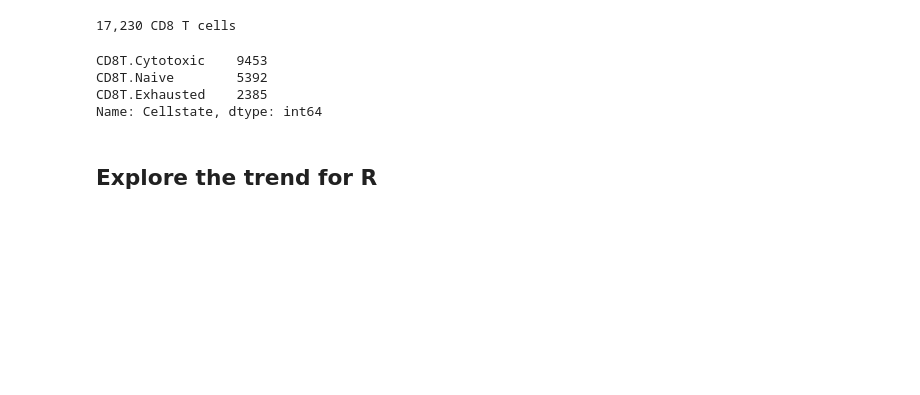
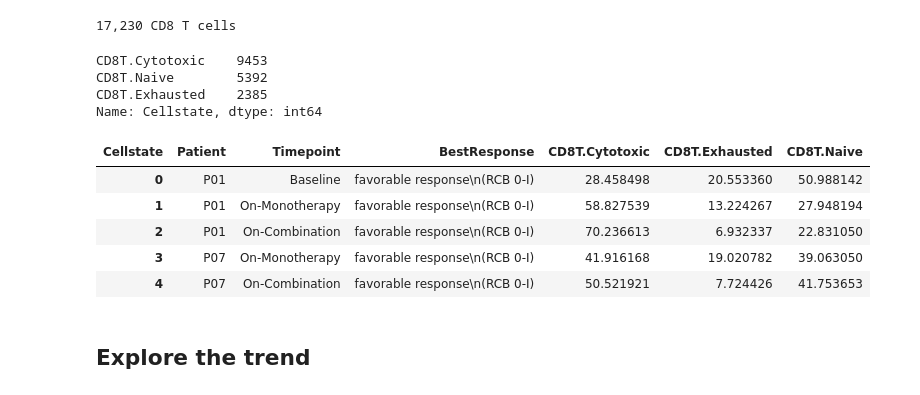
Before and after one commit to jingxinfu/hr_brca_single_cell, a Jupyter notebook: notebooks/Figure3.1_Tcells_MP_Distribution.ipynb, the cells around one changed output. Drawn from its saved outputs; the diff is of its cells as text; code cells hidden in the pictures; blank space fills up the shorter version.

```diff
--- a/notebooks/Figure3.1_Tcells_MP_Distribution.ipynb
+++ b/notebooks/Figure3.1_Tcells_MP_Distribution.ipynb
@@ -48,12 +49,20 @@ CD8T.Naive        5392
 CD8T.Exhausted    2385
 Name: Cellstate, dtype: int64
 # %%
-cd8T_ra_prop = (
-    adata.obs.
-    groupby(['Patient','Timepoint','BestResponse'])['Cellstate'].
-    value_counts(normalize=True).
-    rename('Pct').
-    reset_index()
+cellstate_list = adata.obs['Cellstate'].unique()
+ra_prop = (
+    pd.crosstab([adata.obs['Patient'],adata.obs['Timepoint'],adata.obs['BestResponse']],adata.obs['Cellstate']).
+    reindex(pd.Index(sample_meta[['Patient','Timepoint','BestResponse']].drop_duplicates()))
 )
+ra_prop =  (ra_prop.div(ra_prop.sum(axis=1).replace(0, 1e-6), axis=0) * 100).reset_index()
+ra_prop.Timepoint = ra_prop.Timepoint.replace({'W3D1':'On-Monotherapy','W7D1':'On-Combination'})
+ra_prop.head()
+# %% [output]
+| Cellstate | Patient | Timepoint | BestResponse | CD8T.Cytotoxic | CD8T.Exhausted | CD8T.Naive |
+| 0 | P01 | Baseline | favorable response\n(RCB 0-I) | 28.458498 | 20.553360 | 50.988142 |
+| 1 | P01 | On-Monotherapy | favorable response\n(RCB 0-I) | 58.827539 | 13.224267 | 27.948194 |
+| 2 | P01 | On-Combination | favorable response\n(RCB 0-I) | 70.236613 | 6.932337 | 22.831050 |
+| 3 | P07 | On-Monotherapy | favorable response\n(RCB 0-I) | 41.916168 | 19.020782 | 39.063050 |
+| 4 | P07 | On-Combination | favorable response\n(RCB 0-I) | 50.521921 | 7.724426 | 41.753653 |
 # %% [markdown]
-## Explore the trend for R
+## Explore the trend
```
Also changed, not shown: parts of 5 cells of this notebook, 12 other files.
